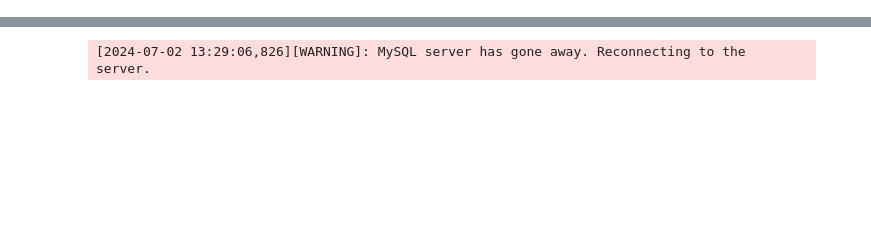
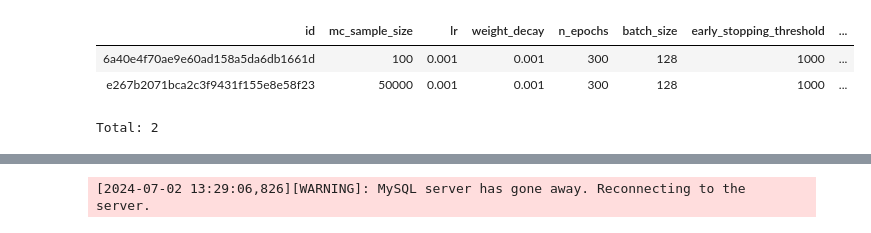
Before and after one commit to suhasshrinivasan/task-transfer, a Jupyter notebook: experiments/dj/dj_interactive.ipynb, the cells around one changed output, grey strips where cells are left out. Cells and saved outputs as stored; diff of their text form; code cells hidden in the pictures; blank space fills up the shorter version.

```diff
--- a/experiments/dj/dj_interactive.ipynb
+++ b/experiments/dj/dj_interactive.ipynb
@@ -29,3 +198,10 @@ from experiments.dj.dj_helpers import drop_schema_dot_jobs
+# %%
+AdaptPriorTrainer()
+# %% [output]
+| id | mc_sample_size | lr | weight_decay | n_epochs | batch_size | early_stopping_threshold | ... |
+| 6a40e4f70ae9e60ad158a5da6db1661d | 100 | 0.001 | 0.001 | 300 | 128 | 1000 | ... |
+| e267b2071bca2c3f9431f155e8e58f23 | 50000 | 0.001 | 0.001 | 300 | 128 | 1000 | ... |
+Total: 2
 # %%
 AdaptPriorResult.key_source
 # %% [output]
```
Also changed, not shown: parts of 17 cells of this notebook, 8 other files.
